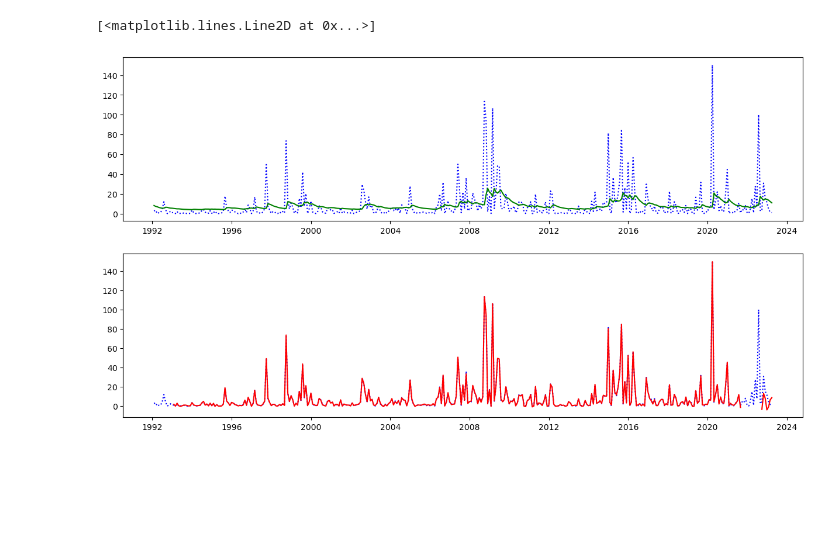
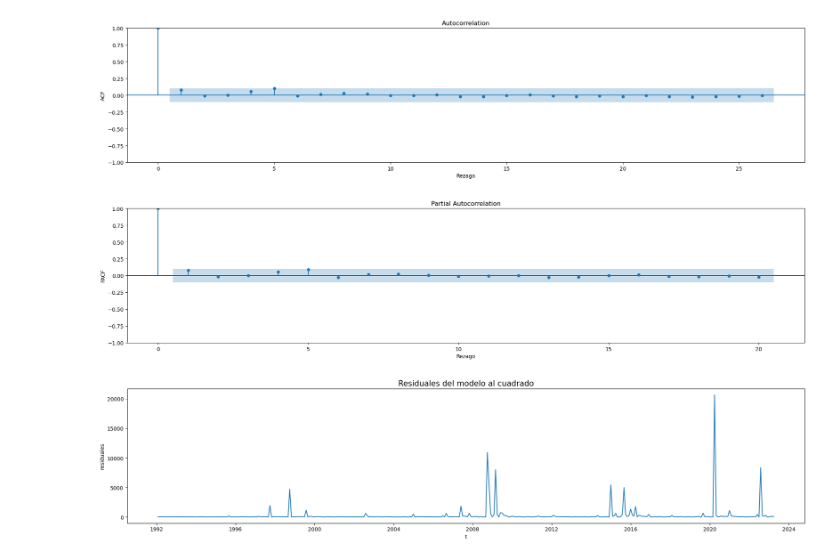
Before and after one commit to remg1997/time_series, a Jupyter notebook: Taller3/notebooks/t3.ipynb, the cells around one changed output. Saved outputs shown, nothing was run; the diff lists cells and outputs as text; code cells hidden in the pictures; blank space fills up the shorter version.

```diff
--- a/Taller3/notebooks/t3.ipynb
+++ b/Taller3/notebooks/t3.ipynb
@@ -28,2 +28,3 @@ df['returns']  = (df.logs - df.shift_logs)*100
 # %%
-avg_returns = df.returns.mean()
+avg_returns = df.log_ret.mean()
+avg_returns
@@ -34,4 +33,4 @@ avg_returns
 # %%
-df['sq_dem_ret_2'] = (df.returns - avg_returns)**2
+df['sq_dem_ret_2'] = (df.log_ret - avg_returns)**2
 # %%
 df = df.dropna()
@@ -245,10 +110,23 @@ plt.plot(new.predicted_mean)
-# %%
-fig, ax =plt.subplots(2,1, figsize=(15,8), sharex = False)
-ax[0].plot(new.predicted_mean.index, timeseries, c='b', linestyle = ':')
-ax[0].plot(new.predicted_mean, c='g')
-ax[1].plot(new.predicted_mean.index, timeseries, c='b', linestyle = ':')
-ax[1].plot(new.predicted_mean.index,train_plot, c='r')
-ax[1].plot(new.predicted_mean.index,test_plot, c='r')
-# %% [output]
-[<matplotlib.lines.Line2D at 0x...>]
-[figure, removed]
+# %%
+resids = final_ARMA.resid
+# %%
+sq_resid = resids **2
+# %%
+fig, ax =plt.subplots(3,1, figsize=(20, 15), sharex = False)
+plot_acf(sq_resid, ax = ax[0], alpha = 0.05)
+ax[0].set_xlabel('Rezago', fontsize=10)
+ax[0].set_ylabel('ACF', fontsize=10)
+
+plot_pacf(sq_resid, ax = ax[1], lags  = 20, alpha = 0.05, method = "ols")
+ax[1].set_xlabel('Rezago', fontsize=10)
+ax[1].set_ylabel('PACF', fontsize=10)
+
+sns.lineplot(y = sq_resid, x = sq_resid.index, dashes= True, err_style ="bars", ax = ax[2])
+ax[2].set_xlabel('t', fontsize=10)
+ax[2].set_ylabel('residuales', fontsize=10)
+ax[2].set_title('Residuales del modelo al cuadrado', fontsize = 15)
+
+
+fig.tight_layout(pad=4.0)
+# %% [output]
+[figure, added]
```
Also changed, not shown: parts of 60 cells of this notebook.
